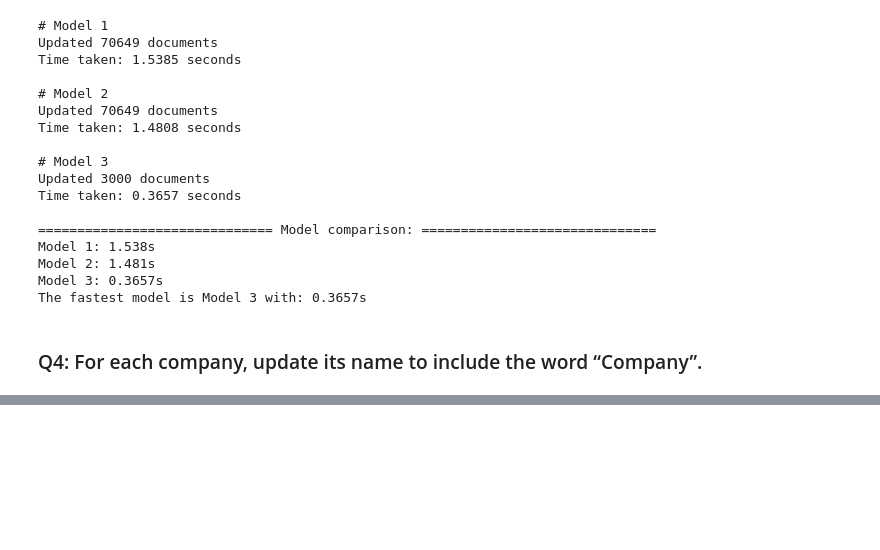
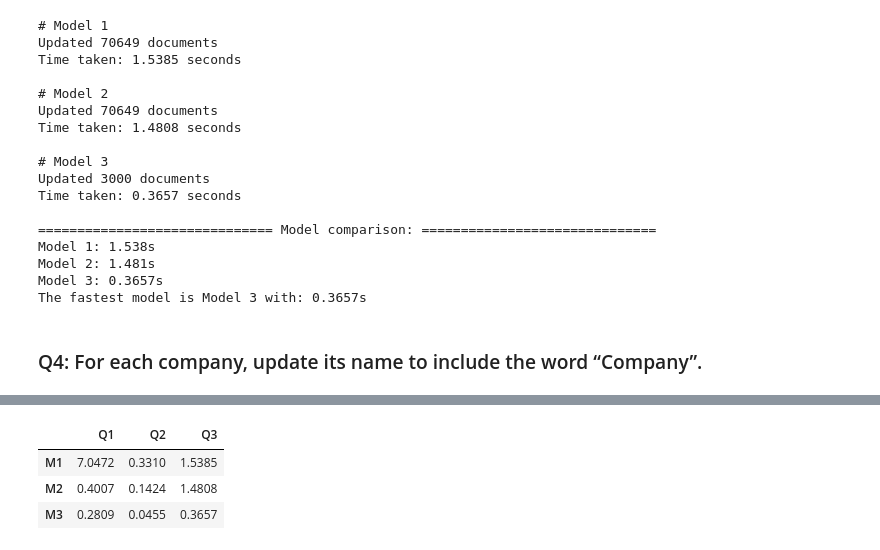
Before and after one commit to mariasimakova/lab2_bd, a Jupyter notebook: lab2.ipynb, the cells around one changed output, grey strips where cells are left out. Saved outputs shown, nothing was run; the diff lists cells and outputs as text; code cells hidden in the pictures; blank space fills up the shorter version.

```diff
--- a/lab2.ipynb
+++ b/lab2.ipynb
@@ -788,9 +788,7 @@ The fastest model is Model 3 with: 0.3657s
 ### Q4: For each company, update its name to include the word “Company”.
 # %%
 q4_1 = {}
-q4_2 = [
-
-]
+q4_2 = {}
 q4_3 = {}
 # %%
 queries_q4 = [
@@ -811,7 +809,7 @@ queries_q4 = [
     },
 ]
 # %%
-res_q4 = lab.run_batch(queries_q4)
+res_q4 = lab.run_batch(queries_q4, is_update=True)
 # %%
 # Finally close the connection
 lab.close_connection()
@@ -819,0 +822,27 @@ lab.close_connection()
+# %%
+# Add all results to a DataFrame
+results = pd.DataFrame.from_dict(
+    {
+        "M1": [
+            q1_res["Model 1"],
+            q2_res["Model 1"],
+            q3_res["Model 1"],
+            res_q4["Model 1"]],
+        "M2": [
+            q1_res["Model 2"],
+            q2_res["Model 2"],
+            q3_res["Model 2"],
+            res_q4["Model 2"]],
+        "M3": [
+            q1_res["Model 3"],
+            q2_res["Model 3"],
+            q3_res["Model 3"],
+            res_q4["Model 3"]],
+    },
+    orient="index",
+    columns=[
+        "Q1",
+        "Q2",
+        "Q3",
+        "Q4"],
+).style.format(precision=4)
@@ -819,0 +861,7 @@ lab.close_connection()
+# %%
+results.highlight_min(color="green")
+# %% [output]
+|  | Q1 | Q2 | Q3 |
+| M1 | 7.0472 | 0.3310 | 1.5385 |
+| M2 | 0.4007 | 0.1424 | 1.4808 |
+| M3 | 0.2809 | 0.0455 | 0.3657 |
```
Also changed, not shown: parts of 3 cells of this notebook, 1 other file.
